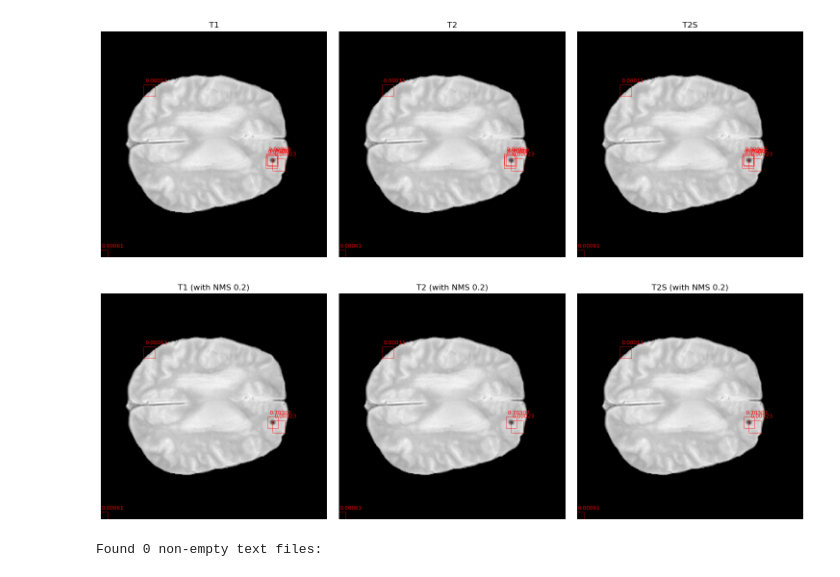
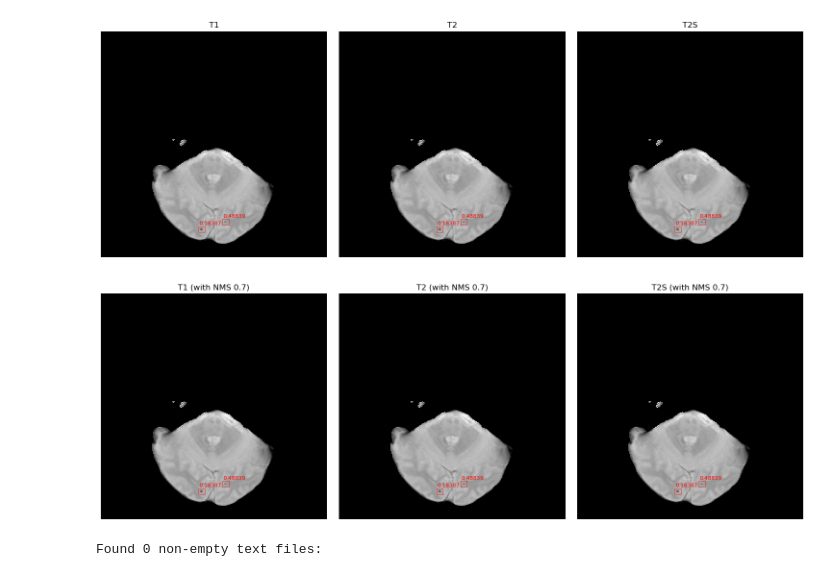
Before and after one commit to greenyjwk/VALDO_brain_MRI_dataset_preprocessing, a Jupyter notebook: misc/EDA_mayo/EDA_mayo_YOLO8Prediction_vis copy.ipynb, the cells around one changed output. Cells and saved outputs as stored; diff of their text form; code cells hidden in the pictures.

```diff
--- a/misc/EDA_mayo/EDA_mayo_YOLO8Prediction_vis copy.ipynb
+++ b/misc/EDA_mayo/EDA_mayo_YOLO8Prediction_vis copy.ipynb
@@ -7,16 +7,9 @@ import os
 # %%
 # Load the YOLO output
 yolo_output = [
-{"image_id": "4817777_30", "category_id": 1, "bbox": [190.331, 141.527, 8.122, 8.747], "score": 0.70307}, {"image_id": "4817777_30", "category_id": 1, "bbox": [188.451, 142.775, 8.72, 10.102], "score": 0.05991}, {"image_id": "4817777_30", "category_id": 1, "bbox": [189.14, 140.041, 7.976, 8.836], "score": 0.00967}, {"image_id": "4817777_30", "category_id": 1, "bbox": [0.0, 249.444, 5.208, 6.556], "score": 0.00061}, {"image_id": "4817777_30", "category_id": 1, "bbox": [195.722, 145.707, 10.484, 9.554], "score": 0.00023}, {"image_id": "4817777_30", "category_id": 1, "bbox": [49.973, 62.106, 9.121, 9.132], "score": 0.00011},
+{"image_id": "5929128_12", "category_id": 1, "bbox": [553.214, 851.592, 22.864, 22.88], "score": 0.48839}, {"image_id": "5929128_12", "category_id": 1, "bbox": [443.628, 885.177, 23.616, 23.453], "score": 0.18387}
 ]
-
-import os
-import numpy as np
-import matplotlib.pyplot as plt
-from PIL import Image
-
-# Root path of the images
-root_path = "/media/Datacenter_storage/Ji/brain_mri_valdo_mayo/mayo_yolo_t2s_only_rotated/images/test/rotated"
+root_path="/media/Datacenter_storage/Ji/brain_mri_valdo_mayo/mayo_yolo_t2s_only_rotated_GAN/images/test"
 
 # Function to calculate IoU between two bounding boxes
 def calculate_iou(box1, box2):
@@ -125,6 +118,7 @@ def visualize_image_with_bboxes_and_scores(image_id, predictions, confidence_thr
                                     edgecolor=color, facecolor='none', linewidth=0.5)
                 plt.gca().add_patch(rect)
 
+
                 # Add score text above the box (also in red)
                 plt.text(x, y - 4, f"{score:.5f}", color=color,
                         fontsize=8, ha='left', va='bottom')
@@ -166,37 +160,37 @@ def create_blank_visualization(image_id, predictions, width=400, height=512):
         # Add score text above the box (also in red)
         plt.text(x, y - 3, f"{score:.3f}", color=color,
                 fontsize=9, ha='left', va='bottom')
 
     plt.axis('off')
     plt.show()
 
 # Group predictions by image_id
 predictions_by_image = {}
 for item in yolo_output:
     image_id = item['image_id']
     if image_id not in predictions_by_image:
         predictions_by_image[image_id] = []
     predictions_by_image[image_id].append(item)
 
 # Visualize each image with its bounding boxes and scores
 for image_id, predictions in predictions_by_image.items():
     # Without NMS
     visualize_image_with_bboxes_and_scores(
         image_id,
         predictions,
         confidence_threshold=0.0001
     )
 
     # With NMS threshold of 0.7
     visualize_image_with_bboxes_and_scores(
         image_id,
         predictions,
-        confidence_threshold=0.0001,
-        nms_threshold=0.2
+        confidence_threshold=0.001,
+        nms_threshold=0.7
     )
 # %% [output]
-[figure, old version]
+[figure, new version]
-[figure, old version]
+[figure, new version]
 # %%
 def find_nonempty_text_files(directory):
     """
```
Also changed, not shown: 7 other files.
